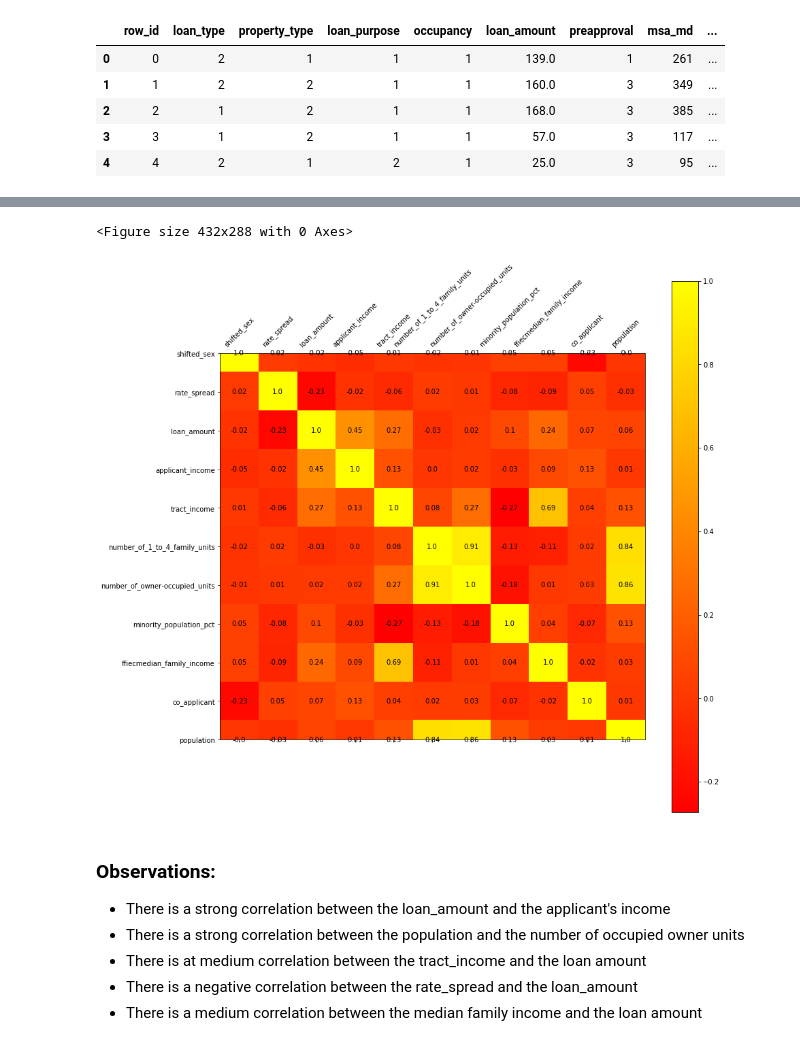
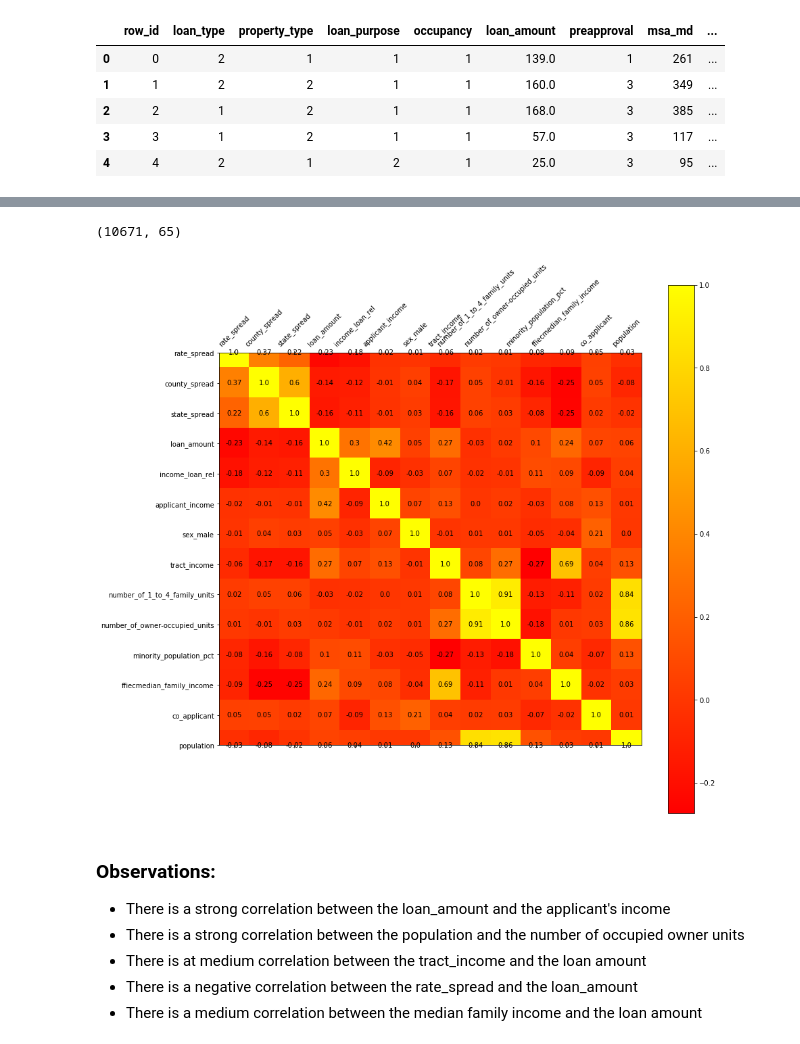
Before and after one commit to Alyxion/MPPDataScience, a Jupyter notebook: notebooks/MPPDataScience_1_Insights.ipynb, the cells around one changed output, grey strips where cells are left out. Saved outputs shown, nothing was run; the diff lists cells and outputs as text; code cells hidden in the pictures.

```diff
--- a/notebooks/MPPDataScience_1_Insights.ipynb
+++ b/notebooks/MPPDataScience_1_Insights.ipynb
@@ -460,0 +687,3 @@ plt.show()
+# %%
+training_data_pd.loc[income_missing.index, "applicant_income"] = estimated_incomes
+income_missing.head(5)
@@ -461,26 +697,35 @@ plt.show()
+# %%
+training_data_pd.loc[training_data_pd['applicant_income'].isnull()].shape
+# %% [output]
+(10671, 65)
+# %%
+training_data_pd.loc[training_data_pd['applicant_income'].isnull(),'applicant_income'] = training_data_pd.loc[training_data_pd['applicant_income'].isnull(),'tract_income']
+# %%
+training_data_pd.loc[training_data_pd['applicant_income'].isnull(),'applicant_income'] = training_data_pd['applicant_income'].mean()
+# %%
+training_data_pd['income_loan_rel'] = training_data_pd['loan_amount']/training_data_pd['applicant_income']
 # %%
 # training_data_pd[['applicant_income', 'loan_amount']].plot(kind='scatter')
 
-training_data_pd['tract_income'] = training_data_pd['ffiecmedian_family_income'] * training_data_pd['tract_to_msa_md_income_pct'] / 100
-training_data_pd['shifted_sex'] = training_data_pd['applicant_sex']-1
-df = training_data_pd[['shifted_sex', 'rate_spread', 'loan_amount', 'applicant_income', 'tract_income', 'number_of_1_to_4_family_units', 'number_of_owner-occupied_units', 'minority_population_pct', 'ffiecmedian_family_income', 'co_applicant', 'population']]
+
+df = training_data_pd[['rate_spread', 'county_spread', 'state_spread', 'loan_amount', 'income_loan_rel', 'applicant_income', 'sex_male', 'tract_income', 'number_of_1_to_4_family_units', 'number_of_owner-occupied_units', 'minority_population_pct', 'ffiecmedian_family_income', 'co_applicant', 'population']]
+
+f = plt.figure(figsize=(14, 14))
 plt.set_cmap('autumn')
-f = plt.figure(figsize=(14, 14))
 corr = df.corr()
 plt.matshow(corr, fignum=f.number)
 plt.xticks(range(df.shape[1]), df.columns, fontsize=10, rotation=45)
 plt.yticks(range(df.shape[1]), df.columns, fontsize=10)
 cb = plt.colorbar()
 cb.ax.tick_params(labelsize=10)
 
 for i in range(df.shape[1]):
     for j in range(df.shape[1]):
         value = corr.iloc[j, i]
         text = plt.text(j, i, round(value,2),
                        ha="center", va="center", color="black")
 # %% [output]
-<Figure size 432x288 with 0 Axes>
-[figure, old version]
+[figure, new version]
 # %% [markdown]
 ### Observations:
 
```
Also changed, not shown: parts of 29 cells of this notebook, 3 other files.
